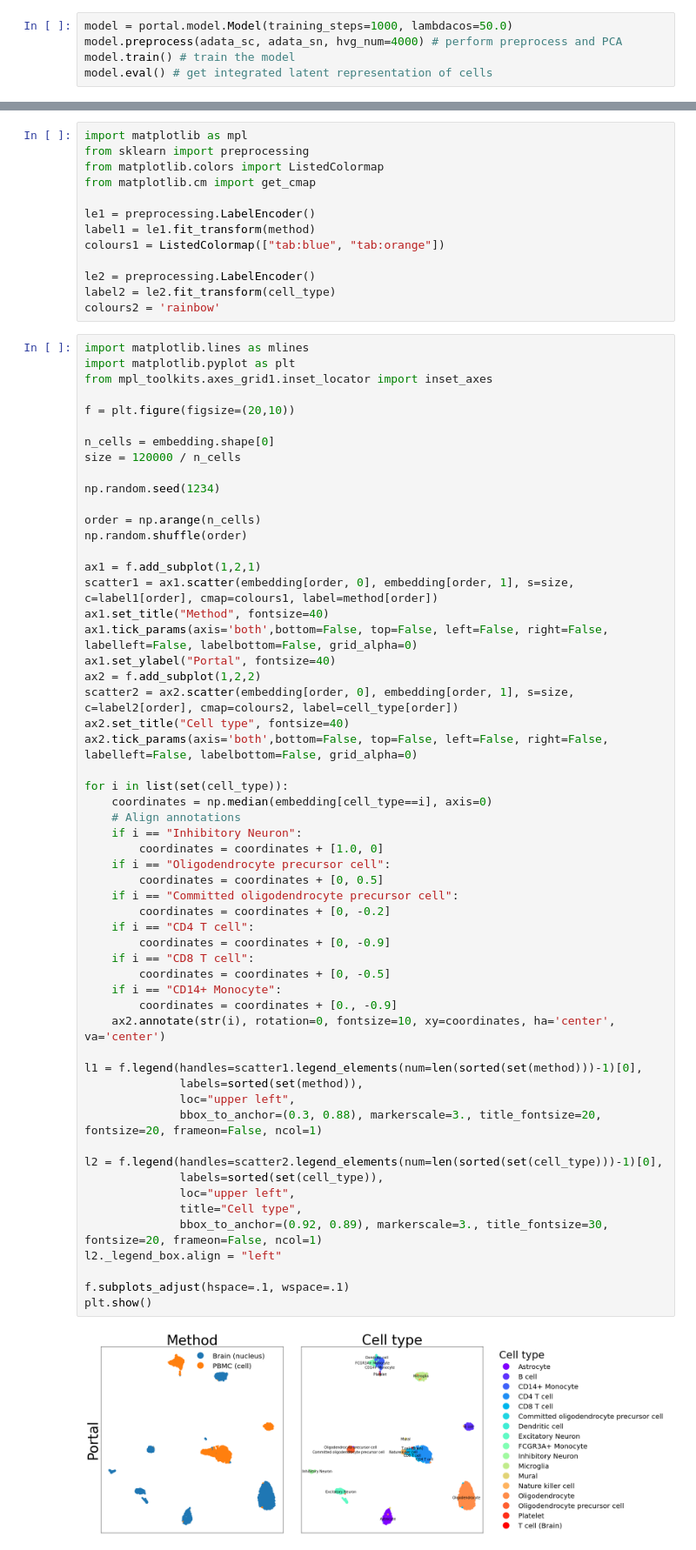
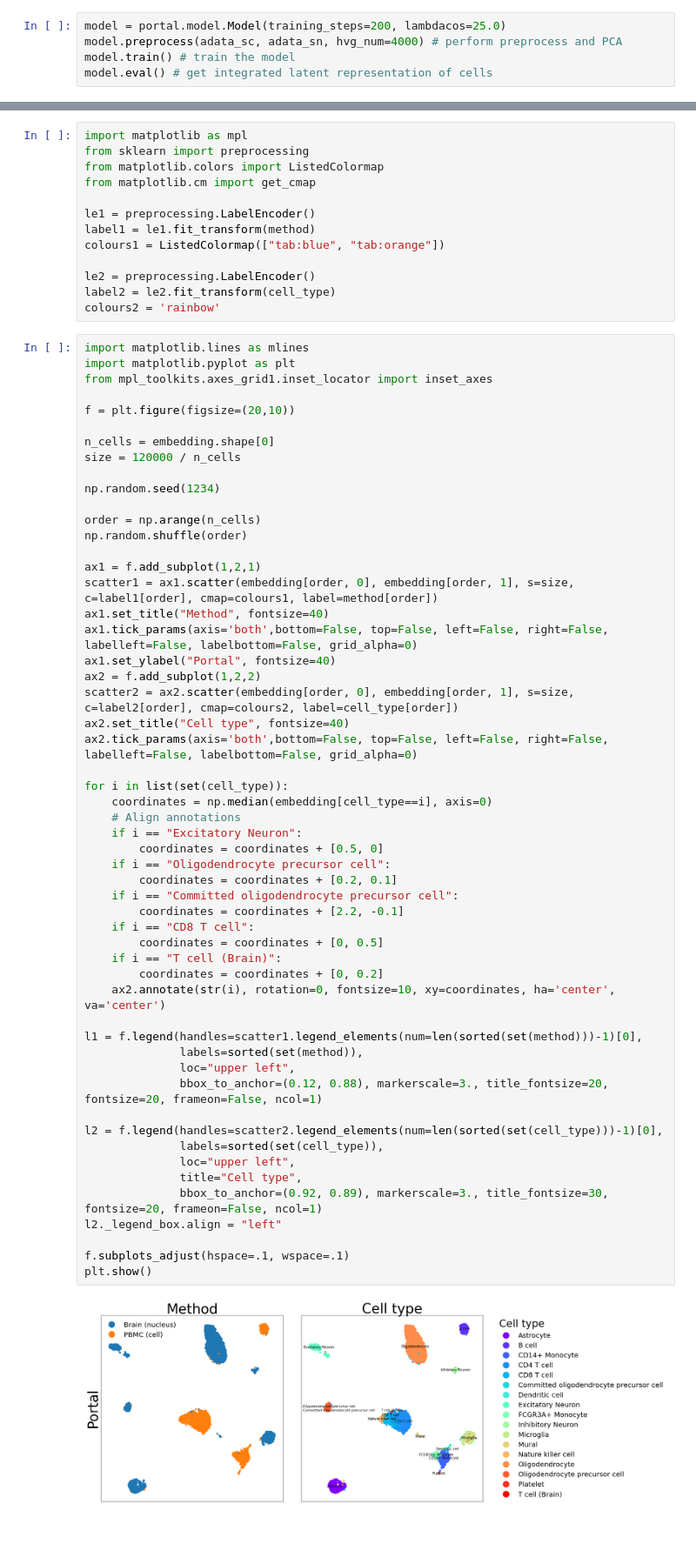
Before and after one commit to jiazhao97/Portal-reproducibility, a Jupyter notebook: Reproduce-BloodCell-BrainNuclei.ipynb, the cells around one changed output, grey strips where cells are left out. Shown: that part at 87% size. Saved outputs shown, nothing was run; the diff lists cells and outputs as text.

```diff
--- a/Reproduce-BloodCell-BrainNuclei.ipynb
+++ b/Reproduce-BloodCell-BrainNuclei.ipynb
@@ -82,7 +359,7 @@ if not os.path.exists(result_path):
 # %%
 meta = pd.concat([adata_sc.obs, adata_sn.obs])
 # %%
-model = portal.model.Model(training_steps=1000, lambdacos=50.0)
+model = portal.model.Model(training_steps=200, lambdacos=25.0)
 model.preprocess(adata_sc, adata_sn, hvg_num=4000) # perform preprocess and PCA
 model.train() # train the model
 model.eval() # get integrated latent representation of cells
@@ -244,42 +510,40 @@ ax1 = f.add_subplot(1,2,1)
 scatter1 = ax1.scatter(embedding[order, 0], embedding[order, 1], s=size, c=label1[order], cmap=colours1, label=method[order])
 ax1.set_title("Method", fontsize=40)
 ax1.tick_params(axis='both',bottom=False, top=False, left=False, right=False, labelleft=False, labelbottom=False, grid_alpha=0)
 ax1.set_ylabel("Portal", fontsize=40)
 ax2 = f.add_subplot(1,2,2)
 scatter2 = ax2.scatter(embedding[order, 0], embedding[order, 1], s=size, c=label2[order], cmap=colours2, label=cell_type[order])
 ax2.set_title("Cell type", fontsize=40)
 ax2.tick_params(axis='both',bottom=False, top=False, left=False, right=False, labelleft=False, labelbottom=False, grid_alpha=0)
 
 for i in list(set(cell_type)):
     coordinates = np.median(embedding[cell_type==i], axis=0)
     # Align annotations
-    if i == "Inhibitory Neuron":
-        coordinates = coordinates + [1.0, 0]
+    if i == "Excitatory Neuron":
+        coordinates = coordinates + [0.5, 0]
     if i == "Oligodendrocyte precursor cell":
+        coordinates = coordinates + [0.2, 0.1]
+    if i == "Committed oligodendrocyte precursor cell":
+        coordinates = coordinates + [2.2, -0.1]
+    if i == "CD8 T cell":
         coordinates = coordinates + [0, 0.5]
-    if i == "Committed oligodendrocyte precursor cell":
-        coordinates = coordinates + [0, -0.2]
-    if i == "CD4 T cell":
-        coordinates = coordinates + [0, -0.9]
-    if i == "CD8 T cell":
-        coordinates = coordinates + [0, -0.5]
-    if i == "CD14+ Monocyte":
-        coordinates = coordinates + [0., -0.9]
+    if i == "T cell (Brain)":
+        coordinates = coordinates + [0, 0.2]
     ax2.annotate(str(i), rotation=0, fontsize=10, xy=coordinates, ha='center', va='center')
 
 l1 = f.legend(handles=scatter1.legend_elements(num=len(sorted(set(method)))-1)[0],
               labels=sorted(set(method)),
               loc="upper left",
-              bbox_to_anchor=(0.3, 0.88), markerscale=3., title_fontsize=20, fontsize=20, frameon=False, ncol=1)
+              bbox_to_anchor=(0.12, 0.88), markerscale=3., title_fontsize=20, fontsize=20, frameon=False, ncol=1)
 
 l2 = f.legend(handles=scatter2.legend_elements(num=len(sorted(set(cell_type)))-1)[0],
               labels=sorted(set(cell_type)),
               loc="upper left",
               title="Cell type",
               bbox_to_anchor=(0.92, 0.89), markerscale=3., title_fontsize=30, fontsize=20, frameon=False, ncol=1)
 l2._legend_box.align = "left"
 
 f.subplots_adjust(hspace=.1, wspace=.1)
 plt.show()
 # %% [output]
-[figure, old version]
+[figure, new version]
```
Also changed, not shown: parts of 35 cells of this notebook, 1 other file.
